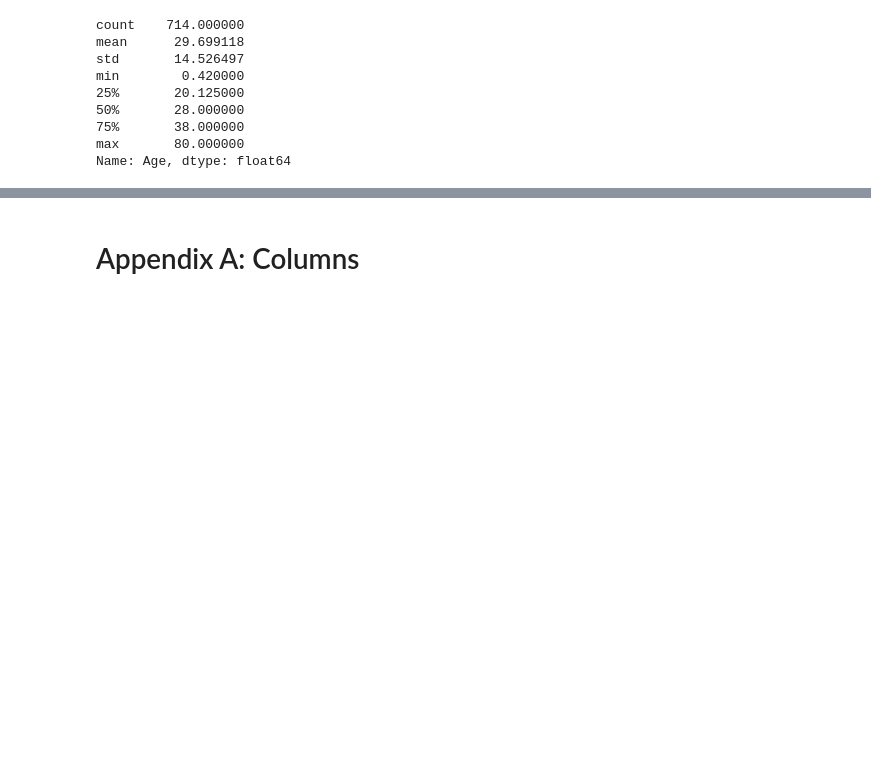
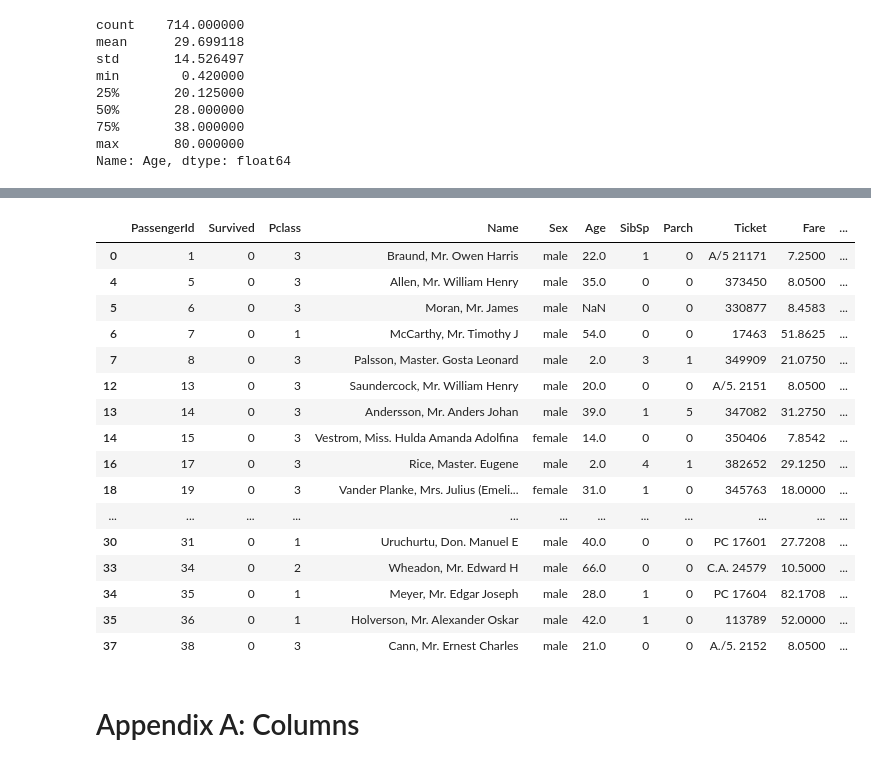
Before and after one commit to mehemken/kaggle, a Jupyter notebook: titanic/titanic_competition.ipynb, the cells around one changed output, grey strips where cells are left out. Cells and saved outputs as stored; diff of their text form; code cells hidden in the pictures; blank space fills up the shorter version.

```diff
--- a/titanic/titanic_competition.ipynb
+++ b/titanic/titanic_competition.ipynb
@@ -94,3 +139,23 @@ for i in (ax1, ax2):
+# %%
+died.head(20)
+# %% [output]
+|  | PassengerId | Survived | Pclass | Name | Sex | Age | SibSp | Parch | Ticket | Fare | ... |
+| 0 | 1 | 0 | 3 | Braund, Mr. Owen Harris | male | 22.0 | 1 | 0 | A/5 21171 | 7.2500 | ... |
+| 4 | 5 | 0 | 3 | Allen, Mr. William Henry | male | 35.0 | 0 | 0 | 373450 | 8.0500 | ... |
+| 5 | 6 | 0 | 3 | Moran, Mr. James | male | NaN | 0 | 0 | 330877 | 8.4583 | ... |
+| 6 | 7 | 0 | 1 | McCarthy, Mr. Timothy J | male | 54.0 | 0 | 0 | 17463 | 51.8625 | ... |
+| 7 | 8 | 0 | 3 | Palsson, Master. Gosta Leonard | male | 2.0 | 3 | 1 | 349909 | 21.0750 | ... |
+| 12 | 13 | 0 | 3 | Saundercock, Mr. William Henry | male | 20.0 | 0 | 0 | A/5. 2151 | 8.0500 | ... |
+| 13 | 14 | 0 | 3 | Andersson, Mr. Anders Johan | male | 39.0 | 1 | 5 | 347082 | 31.2750 | ... |
+| 14 | 15 | 0 | 3 | Vestrom, Miss. Hulda Amanda Adolfina | female | 14.0 | 0 | 0 | 350406 | 7.8542 | ... |
+| 16 | 17 | 0 | 3 | Rice, Master. Eugene | male | 2.0 | 4 | 1 | 382652 | 29.1250 | ... |
+| 18 | 19 | 0 | 3 | Vander Planke, Mrs. Julius (Emeli... | female | 31.0 | 1 | 0 | 345763 | 18.0000 | ... |
+| ... | ... | ... | ... | ... | ... | ... | ... | ... | ... | ... | ... |
+| 30 | 31 | 0 | 1 | Uruchurtu, Don. Manuel E | male | 40.0 | 0 | 0 | PC 17601 | 27.7208 | ... |
+| 33 | 34 | 0 | 2 | Wheadon, Mr. Edward H | male | 66.0 | 0 | 0 | C.A. 24579 | 10.5000 | ... |
+| 34 | 35 | 0 | 1 | Meyer, Mr. Edgar Joseph | male | 28.0 | 1 | 0 | PC 17604 | 82.1708 | ... |
+| 35 | 36 | 0 | 1 | Holverson, Mr. Alexander Oskar | male | 42.0 | 1 | 0 | 113789 | 52.0000 | ... |
+| 37 | 38 | 0 | 3 | Cann, Mr. Ernest Charles | male | 21.0 | 0 | 0 | A./5. 2152 | 8.0500 | ... |
 # %% [markdown]
 # Appendix A: Columns
 # %%
```
Also changed, not shown: parts of 14 cells of this notebook.
